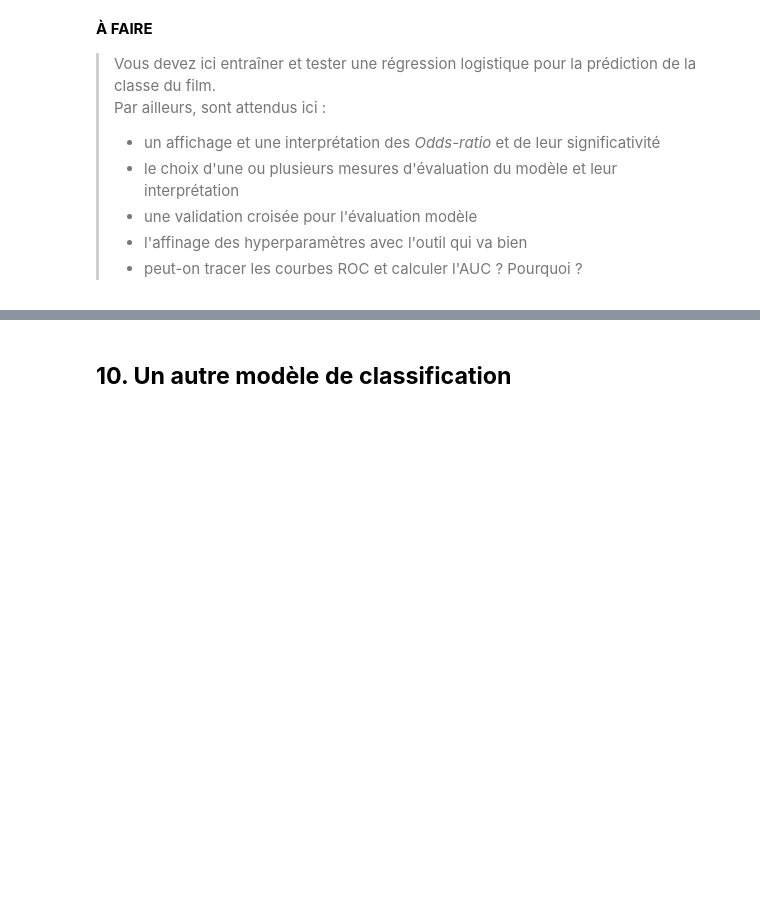
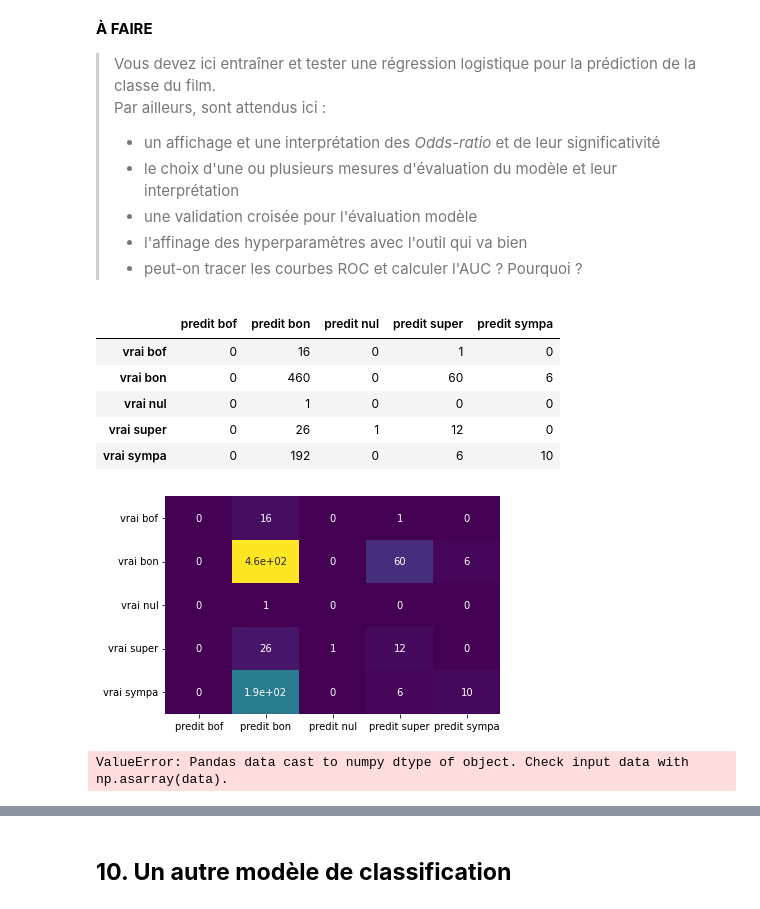
Before and after one commit to adjanorpro18/IA-Modelisation, a Jupyter notebook: Projets/Projet P4 - Révisions ML du preprocessing au template/Projet P4 - revisions ML.ipynb, the cells around one changed output, grey strips where cells are left out. Drawn from its saved outputs; the diff is of its cells as text; code cells hidden in the pictures; blank space fills up the shorter version.

Commit message:
regression logistique update

```diff
--- a/Projets/Projet P4 - Révisions ML du preprocessing au template/Projet P4 - revisions ML.ipynb
+++ b/Projets/Projet P4 - Révisions ML du preprocessing au template/Projet P4 - revisions ML.ipynb
@@ -582,7 +582,7 @@ Le choix des bins(seuil): je voulais répartir les scores en part égale.
 # %%
 #definition des variables de manières gloables avec la matrice X qui comprend l'ensemble des variables indépendantes et le vecteur y qui prend que la variable imdb_score
 X= df2[['num_critic_for_reviews','duration','actor_3_fb_likes', 'gross','num_voted_users','facenumber_in_poster','num_user_for_reviews', 'movie_fb_likes','Color']]
-y = df2['binned_score']
+y2 = df2['binned_score']
 X.shape, y.shape
 # %% [output]
 ((3954, 9), (3954,))
@@ -588,0 +591,6 @@ X.shape, y.shape
+# %%
+# Entrainement du modele de regression
+
+from sklearn.model_selection import train_test_split
+X_train, X_test, y2_train, y2_test = train_test_split(X, y2, test_size=0.2, random_state=42)
+X_train.shape, X_test.shape, y2_train.shape, y2_test.shape
@@ -598,6 +608,40 @@ X.shape, y.shape
 >- une validation croisée pour l'évaluation modèle
 >- l'affinage des hyperparamètres avec l'outil qui va bien
 >- peut-on tracer les courbes ROC et calculer l'AUC ? Pourquoi ?
+# %%
+# Entraînement du modèle
+from sklearn.linear_model import LogisticRegression
+reglog = LogisticRegression(solver='liblinear')
+reglog.fit(X_train, y2_train)
+
+# Les predictions du modele
+y2_pred = reglog.predict(X_test)
+
+# Affichage des prdictions du modele via matrix de confusion
+from sklearn.metrics import confusion_matrix
+cm = confusion_matrix(y2_pred, y2_test, labels=reglog.classes_)
+cm = pd.DataFrame(confusion_matrix(y2_test, y2_pred),
+             columns=[f'predit {k}' for k in reglog.classes_],
+             index = [f'vrai {k}' for k in reglog.classes_])
+
+sns.heatmap(cm, annot=True, cmap="viridis", cbar=False)
+cm
+# %% [output]
+|  | predit bof | predit bon | predit nul | predit super | predit sympa |
+| vrai bof | 0 | 16 | 0 | 1 | 0 |
+| vrai bon | 0 | 460 | 0 | 60 | 6 |
+| vrai nul | 0 | 1 | 0 | 0 | 0 |
+| vrai super | 0 | 26 | 1 | 12 | 0 |
+| vrai sympa | 0 | 192 | 0 | 6 | 10 |
+[figure, added]
+# %%
+
+import statsmodels.api as sm
+X_const = sm.add_constant(X_train)
+reglog1 = sm.Logit(y2_test, X_const)
+print(reglog1.summary())
+# %% [output]
+ValueError: Pandas data cast to numpy dtype of object. Check input data with np.asarray(data).
 # %% [markdown]
 <a id='autre_class'></a>
 # %% [markdown]
```
Also changed, not shown: parts of 15 cells of this notebook.
